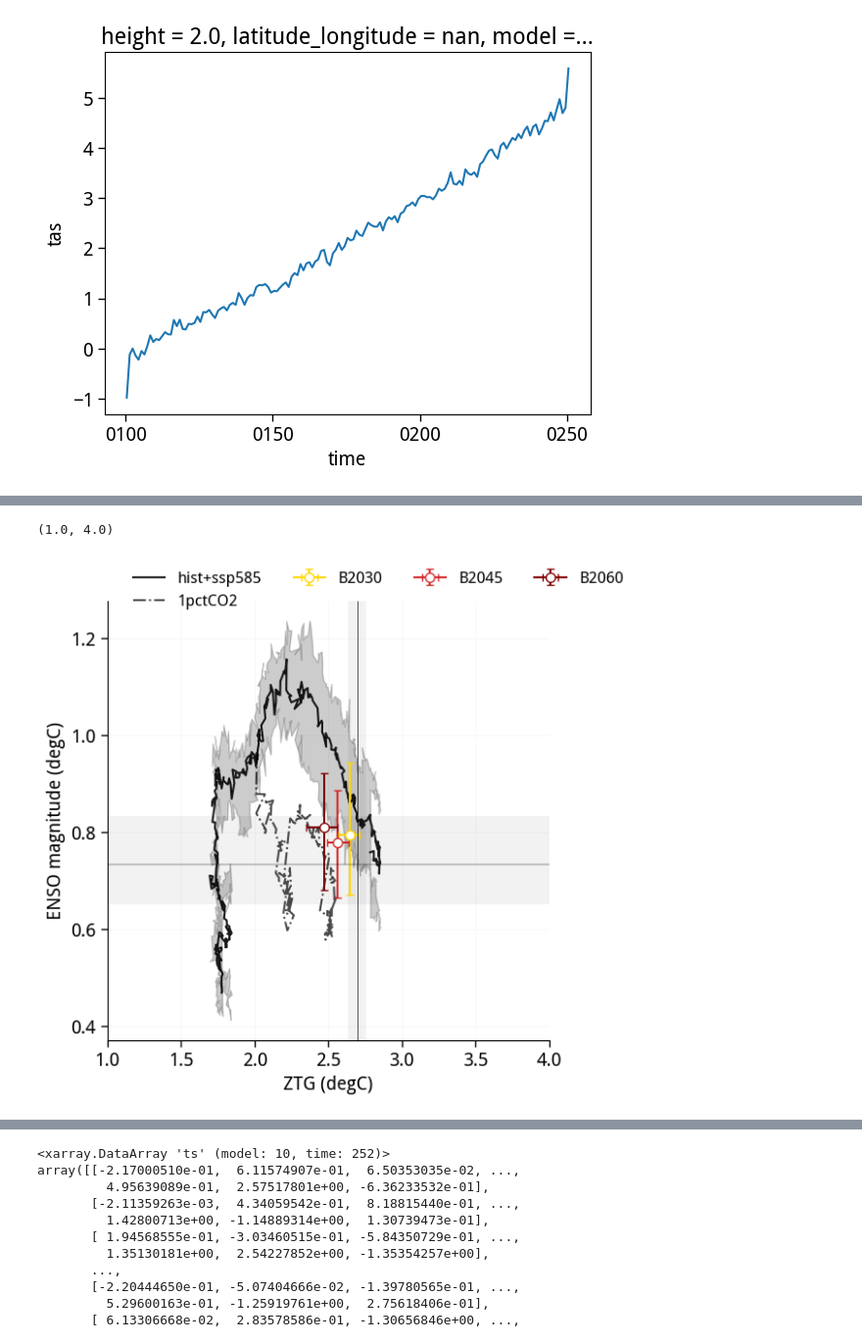
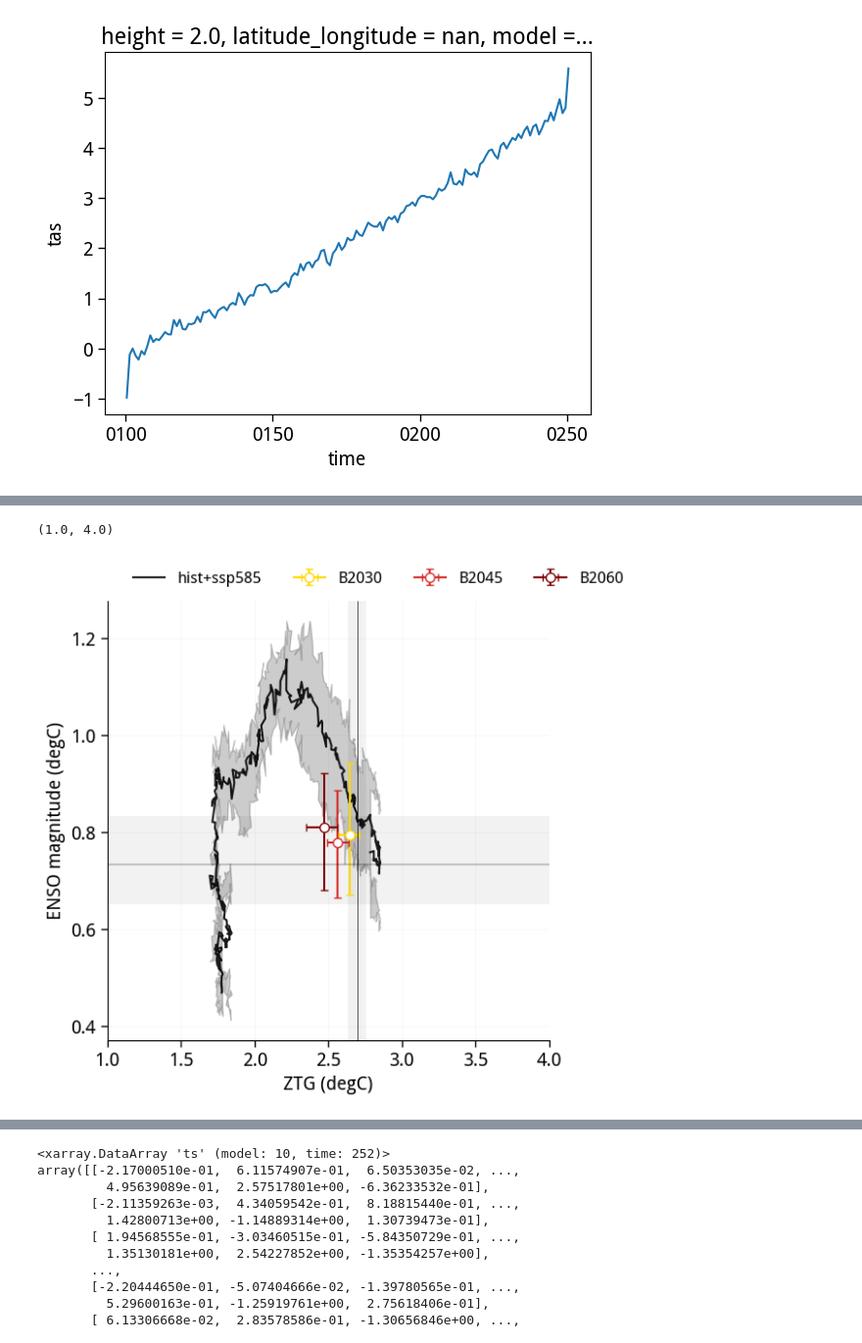
Before and after one commit to adisen99/net_zero_enso_pacific_changes, a Jupyter notebook: 03_access_nz_enso_characteristics.ipynb, the cells around one changed output, grey strips where cells are left out. Shown at 98% size. Drawn from its saved outputs; the diff is of its cells as text; code cells hidden in the pictures.

```diff
--- a/03_access_nz_enso_characteristics.ipynb
+++ b/03_access_nz_enso_characteristics.ipynb
@@ -1534,35 +1474,35 @@ Text(0.5, 0, 'GMST anomaly (degC)')
 # %%
 plt.figure(figsize=(6,6))
 # plt.plot(gmst_trans.rolling(time = 30, center=True).mean('time').quantile(0.5, 'model'), nino3_trans.isel(time = slice(100, -1)).rolling(time = 30, center=True).std('time').quantile(0.5, 'model'), color='k')
 plt.plot(conc_sst_grad_trans.isel(time = slice(100, -1)).rolling(time = 30, center=True).mean('time').quantile(0.5, 'model'), conc_nino3_trans.isel(time = slice(100, -1)).rolling(time = 30, center=True).std('time').quantile(0.5, 'model'), color='k', alpha=0.9, label='hist+ssp585')
 plt.fill_between(conc_sst_grad_trans.isel(time = slice(100, -1)).rolling(time = 30, center=True).mean('time').quantile(0.5, 'model'), conc_nino3_trans.isel(time = slice(100, -1)).rolling(time = 30, center=True).std('time').quantile(0.1, 'model'),conc_nino3_trans.isel(time = slice(100, -1)).rolling(time = 30, center=True).std('time').quantile(0.9, 'model'), color='k', alpha=0.2)
-plt.plot(sst_grad_1pct.rolling(time = 30, center=True).mean('time').isel(model=0), nino3_1pct.rolling(time = 30, center=True).std('time').isel(model=0), color='k', alpha=0.7, ls='-.', label='1pctCO2')
+# plt.plot(sst_grad_1pct.rolling(time = 30, center=True).mean('time').isel(model=0), nino3_1pct.rolling(time = 30, center=True).std('time').isel(model=0), color='k', alpha=0.7, ls='-.', label='1pctCO2')
 
 xval = sst_grad_stable.sel(model = '2030').rolling(time = 30, center=True).mean('time')
 yval = nino3_stable.sel(model = '2030').rolling(time = 30, center=True).std('time')
 plt.errorbar(xval.quantile(0.5, 'time'), yval.quantile(0.5, 'time'), xerr=[[xval.quantile(0.5, 'time')-xval.quantile(0.1, 'time')], [xval.quantile(0.9, 'time')-xval.quantile(0.5, 'time')]], yerr=[[yval.quantile(0.5, 'time')-yval.quantile(0.1, 'time')], [yval.quantile(0.9, 'time')-yval.quantile(0.5, 'time')]], marker='o', markersize=7, capsize=3, mfc='white', color='gold', label='B2030')
 
 xval = sst_grad_stable.sel(model = '2045').rolling(time = 30, center=True).mean('time')
 yval = nino3_stable.sel(model = '2045').rolling(time = 30, center=True).std('time')
 plt.errorbar(xval.quantile(0.5, 'time'), yval.quantile(0.5, 'time'), xerr=[[xval.quantile(0.5, 'time')-xval.quantile(0.1, 'time')], [xval.quantile(0.9, 'time')-xval.quantile(0.5, 'time')]], yerr=[[yval.quantile(0.5, 'time')-yval.quantile(0.1, 'time')], [yval.quantile(0.9, 'time')-yval.quantile(0.5, 'time')]], marker='o', markersize=7, capsize=3, mfc='white', color='tab:red', label='B2045')
 
 xval = sst_grad_stable.sel(model = '2060').rolling(time = 30, center=True).mean('time')
 yval = nino3_stable.sel(model = '2060').rolling(time = 30, center=True).std('time')
 plt.errorbar(xval.quantile(0.5, 'time'), yval.quantile(0.5, 'time'), xerr=[[xval.quantile(0.5, 'time')-xval.quantile(0.1, 'time')], [xval.quantile(0.9, 'time')-xval.quantile(0.5, 'time')]], yerr=[[yval.quantile(0.5, 'time')-yval.quantile(0.1, 'time')], [yval.quantile(0.9, 'time')-yval.quantile(0.5, 'time')]], marker='o', markersize=7, capsize=3, mfc='white', color='maroon', label='B2060')
 
 plt.axhline(nino3_mag_pic.quantile(0.5, 'time'), color='k', lw=0.3)
 plt.axhspan(nino3_mag_pic.quantile(0.1, 'time'), nino3_mag_pic.quantile(0.9, 'time'), color='k', alpha=0.05, lw=0.)
 plt.axvline(rolling_sst_grad_pic.quantile(0.5, 'time'), color='k', lw=0.5)
 plt.axvspan(rolling_sst_grad_pic.quantile(0.1, 'time'), rolling_sst_grad_pic.quantile(0.9, 'time'), color='k', alpha=0.05, lw=0.)
 
 plot_decorator()
 plt.legend(frameon=False, fontsize=12, loc='upper right', ncol=4, bbox_to_anchor=(1.2,1.1))
 plt.ylabel('ENSO magnitude (degC)')
 plt.xlabel('ZTG (degC)')
 plt.xlim(1, 4)
 # %% [output]
 (1.0, 4.0)
-[figure, old version]
+[figure, new version]
 # %%
 plt.figure(figsize=(6,6))
 # plt.plot(gmst_trans.rolling(time = 30, center=True).mean('time').quantile(0.5, 'model'), nino34_trans.isel(time = slice(100, -1)).rolling(time = 30, center=True).std('time').quantile(0.5, 'model'), color='k')
```
Also changed, not shown: parts of 18 cells of this notebook, 1 other file.
